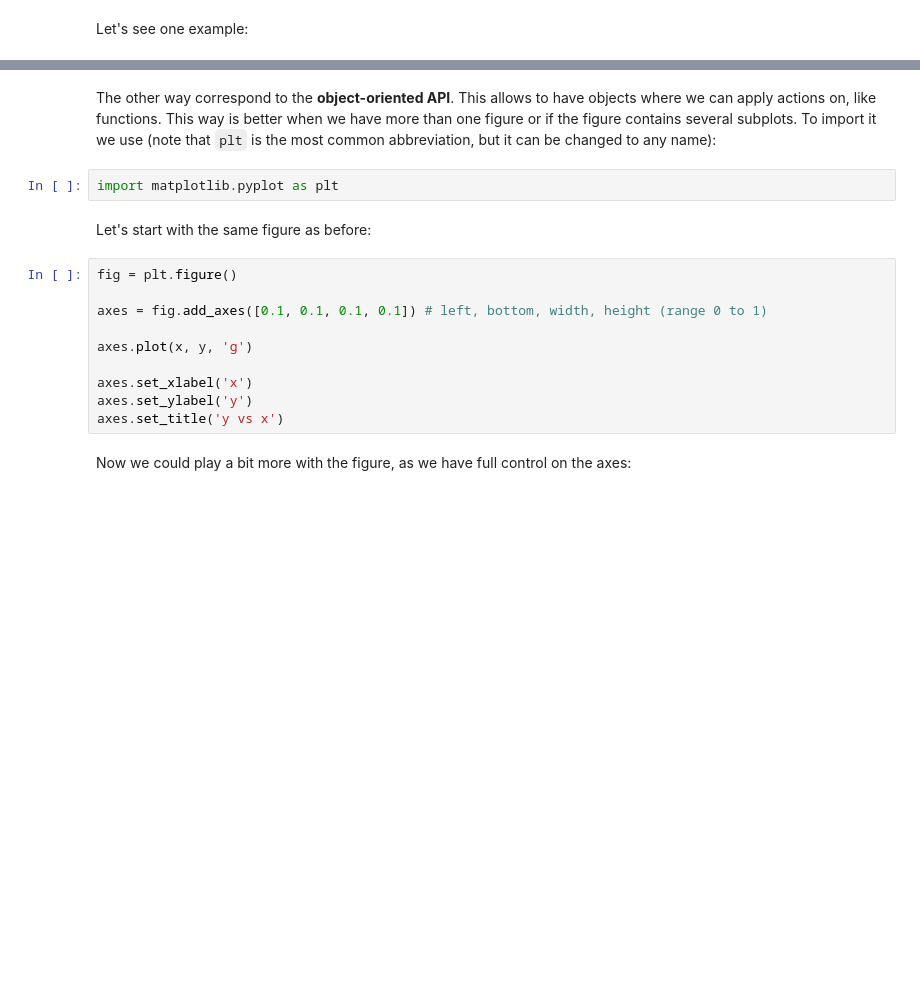
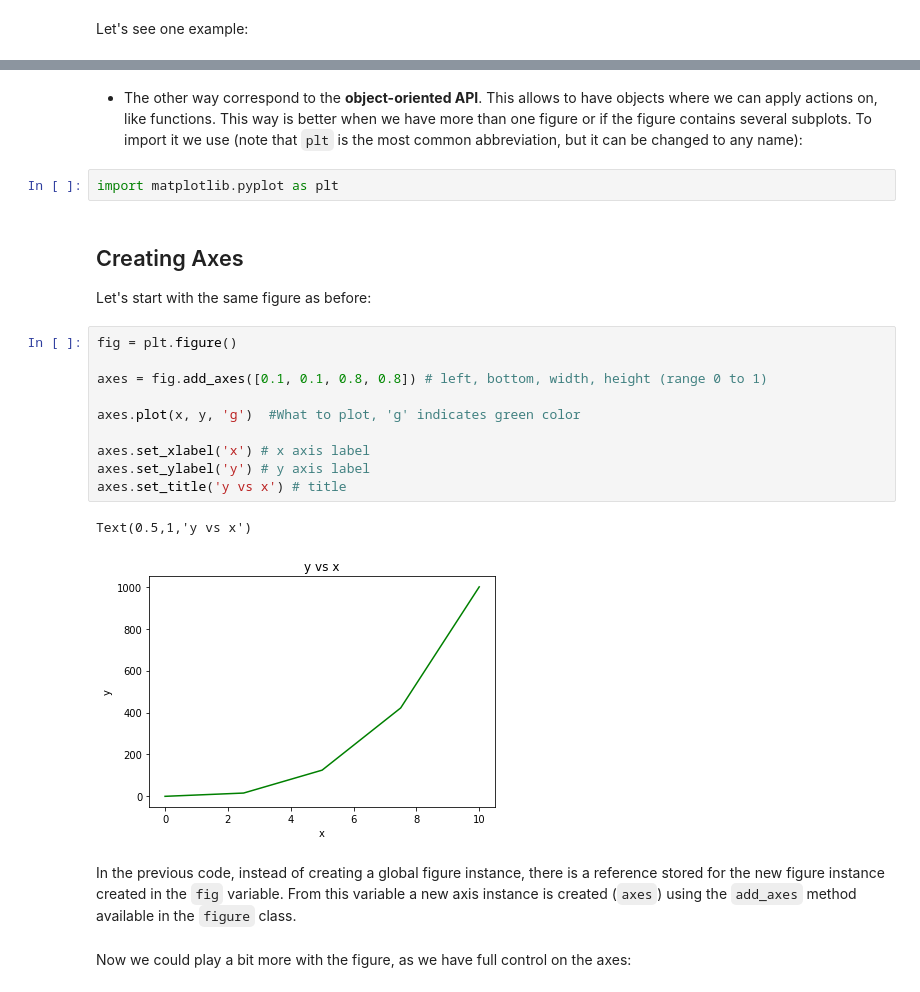
Before and after one commit to torstendahm/seismology_classroom, a Jupyter notebook: Basics of Git and Python/4.0 Matplotlib and Seaborn.ipynb, the cells around one changed output, grey strips where cells are left out. Cells and saved outputs as stored; diff of their text form; blank space fills up the shorter version.

```diff
--- a/Basics of Git and Python/4.0 Matplotlib and Seaborn.ipynb
+++ b/Basics of Git and Python/4.0 Matplotlib and Seaborn.ipynb
@@ -63,19 +57,26 @@ show()
 # %% [markdown]
-The other way correspond to the **object-oriented API**. This allows to have objects where we can apply actions on, like functions. This way is better when we have more than one figure or if the figure contains several subplots. To import it we use (note that `plt` is the most common abbreviation, but it can be changed to any name):
+* The other way correspond to the **object-oriented API**. This allows to have objects where we can apply actions on, like functions. This way is better when we have more than one figure or if the figure contains several subplots. To import it we use (note that `plt` is the most common abbreviation, but it can be changed to any name):
 # %%
 import matplotlib.pyplot as plt
 # %% [markdown]
+## Creating Axes
+
 Let's start with the same figure as before:
 # %%
 fig = plt.figure()
 
-axes = fig.add_axes([0.1, 0.1, 0.1, 0.1]) # left, bottom, width, height (range 0 to 1)
+axes = fig.add_axes([0.1, 0.1, 0.8, 0.8]) # left, bottom, width, height (range 0 to 1)
 
-axes.plot(x, y, 'g')
+axes.plot(x, y, 'g')  #What to plot, 'g' indicates green color
 
-axes.set_xlabel('x')
-axes.set_ylabel('y')
-axes.set_title('y vs x')
+axes.set_xlabel('x') # x axis label
+axes.set_ylabel('y') # y axis label
+axes.set_title('y vs x') # title
+# %% [output]
+Text(0.5,1,'y vs x')
+[figure, added]
+# %% [markdown]
+In the previous code, instead of creating a global figure instance, there is a reference stored for the new figure instance created in the `fig` variable. From this variable a new axis instance is created (`axes`) using the `add_axes` method available in the `figure` class.
 # %% [markdown]
 Now we could play a bit more with the figure, as we have full control on the axes:
 # %%
```
Also changed, not shown: parts of 94 cells of this notebook, 4 other files.
